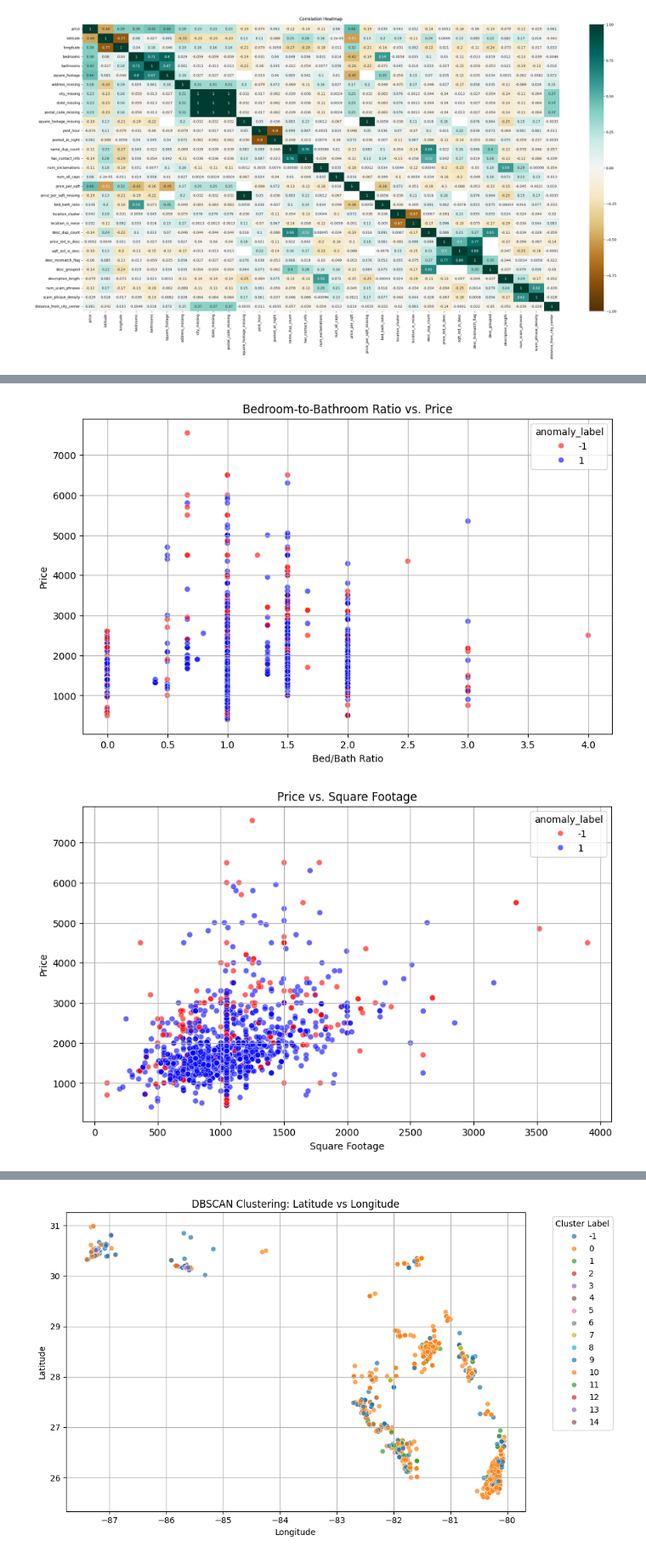
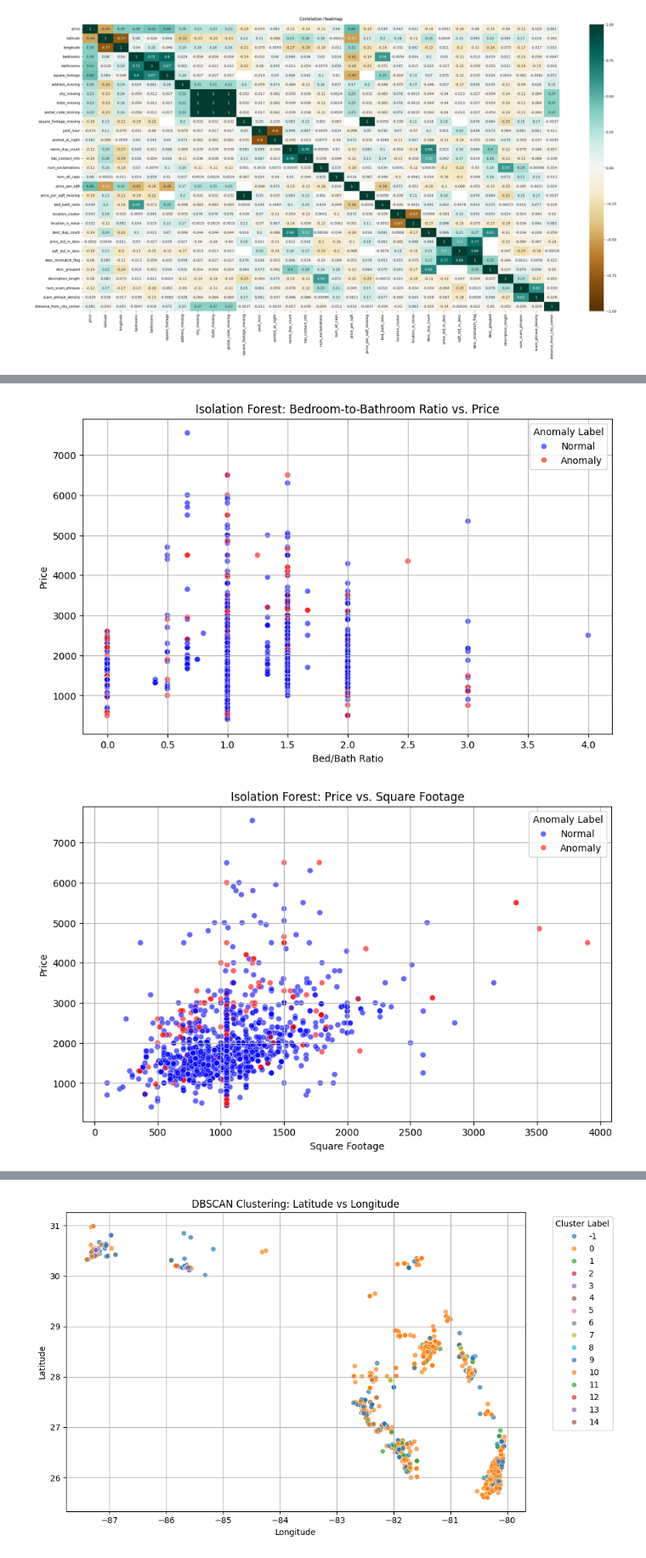
Before and after one commit to svnsvnsvn/SNARE, a Jupyter notebook: notebooks/snare.ipynb, the cells around one changed output, grey strips where cells are left out. Shown at 85% size. Cells and saved outputs as stored; diff of their text form; code cells hidden in the pictures.

```diff
--- a/notebooks/snare.ipynb
+++ b/notebooks/snare.ipynb
@@ -527,7 +557,11 @@ iso_forest = IsolationForest(
 # %%
-iso_forest.fit(df_cleaned)
-df_cleaned['if_label'] = iso_forest.predict(df_cleaned)
-df_cleaned['anomaly_score'] = iso_forest.decision_function(df_cleaned)
+# Store the original data for scoring before adding new columns
+X_original = df_cleaned.copy()
+
+# Fit the model and make predictions
+iso_forest.fit(X_original)
+df_cleaned['if_label'] = iso_forest.predict(X_original)
+df_cleaned['anomaly_score'] = iso_forest.decision_function(X_original)
 top_outliers = df_cleaned.sort_values(by='anomaly_score')
 # %%
 # Scatterplot
@@ -574,25 +610,27 @@ plt.show()
 # %%
 plt.figure(figsize=(10, 6))
 sns.scatterplot(data=df_cleaned, x='bed_bath_ratio', y='price',
-                hue='anomaly_label', palette={1: 'blue', -1: 'red'}, alpha=0.6)
-plt.title("Bedroom-to-Bathroom Ratio vs. Price")
+                hue='if_label', palette={1: 'blue', -1: 'red'}, alpha=0.6)
+plt.title("Isolation Forest: Bedroom-to-Bathroom Ratio vs. Price")
 plt.xlabel("Bed/Bath Ratio")
 plt.ylabel("Price")
+plt.legend(title="Anomaly Label", labels=["Normal", "Anomaly"])
 plt.grid(True)
 plt.show()
 # %% [output]
-[figure, old version]
+[figure, new version]
 # %%
 plt.figure(figsize=(10, 6))
 sns.scatterplot(data=df_cleaned, x='square_footage', y='price',
-                hue='anomaly_label', palette={1: 'blue', -1: 'red'}, alpha=0.6)
-plt.title("Price vs. Square Footage")
+                hue='if_label', palette={1: 'blue', -1: 'red'}, alpha=0.6)
+plt.title("Isolation Forest: Price vs. Square Footage")
 plt.xlabel("Square Footage")
 plt.ylabel("Price")
+plt.legend(title="Anomaly Label", labels=["Normal", "Anomaly"])
 plt.grid(True)
 plt.show()
 # %% [output]
-[figure, old version]
+[figure, new version]
 # %%
 plt.figure(figsize=(10, 6))
 sns.scatterplot(data=df_cleaned, x='distance_from_city_center', y='price_per_sqft',
```
Also changed, not shown: parts of 48 cells of this notebook, 13 other files.
